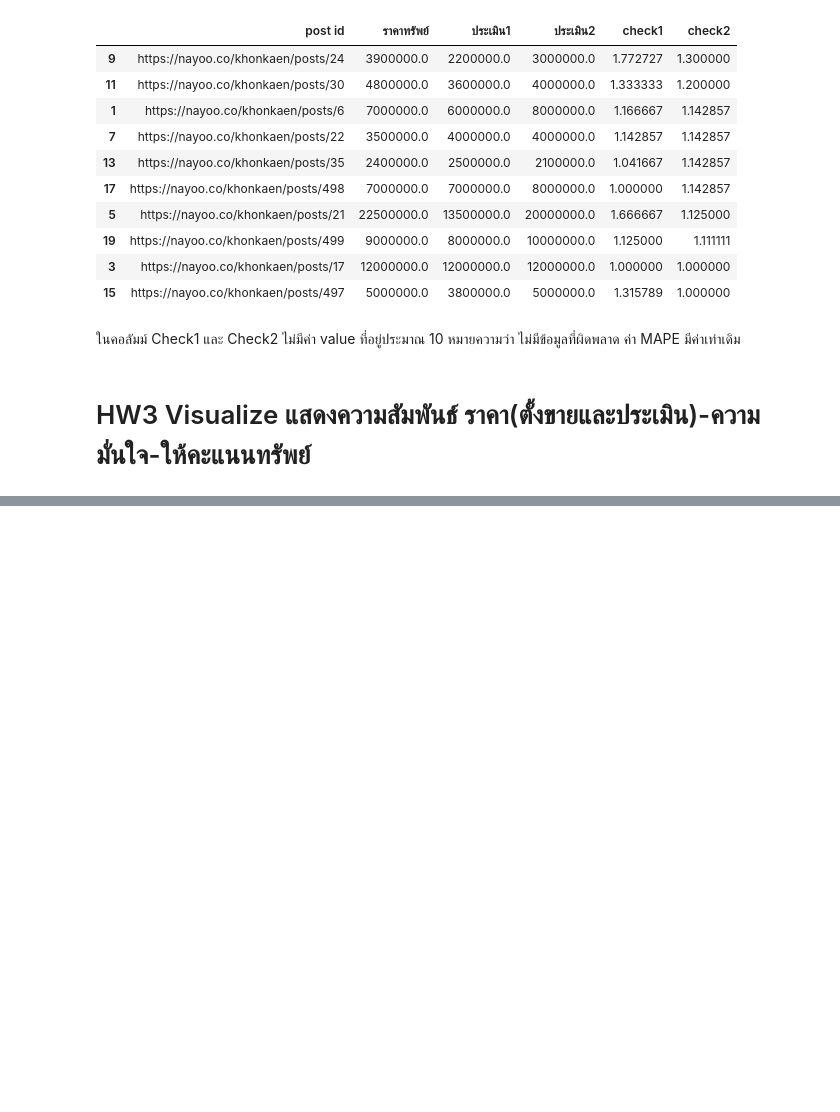
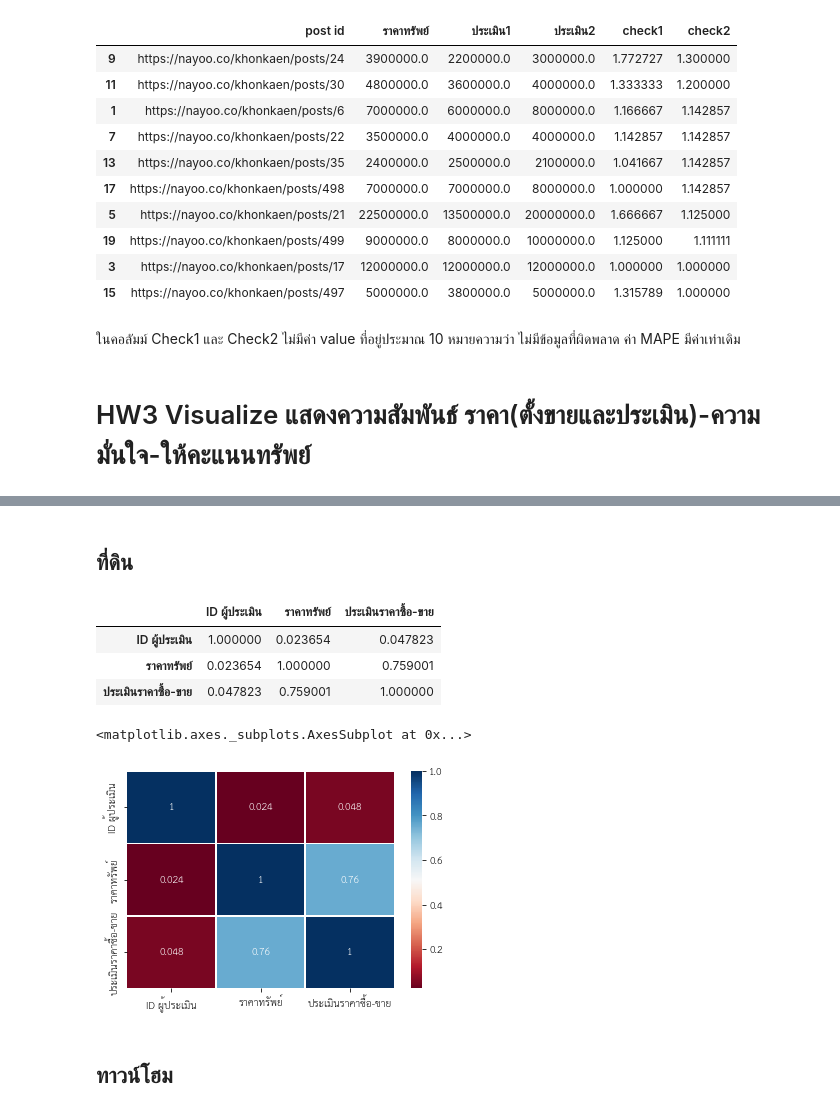
Before and after one commit to Suriya6744/bsc_dpdm22, a Jupyter notebook: [dataprep]property_estimator.ipynb, the cells around one changed output, grey strips where cells are left out. Saved outputs shown, nothing was run; the diff lists cells and outputs as text; code cells hidden in the pictures; blank space fills up the shorter version.

```diff
--- a/[dataprep]property_estimator.ipynb
+++ b/[dataprep]property_estimator.ipynb
@@ -1028,0 +1045,25 @@ land
+# %% [markdown]
+## ที่ดิน
+# %%
+import numpy as np
+import matplotlib.pyplot as plt
+pearsoncorr2 = land.corr(method='pearson')
+pearsoncorr2
+# %% [output]
+|  | ID ผู้ประเมิน | ราคาทรัพย์ | ประเมินราคาซื้อ-ขาย |
+| ID ผู้ประเมิน | 1.000000 | 0.023654 | 0.047823 |
+| ราคาทรัพย์ | 0.023654 | 1.000000 | 0.759001 |
+| ประเมินราคาซื้อ-ขาย | 0.047823 | 0.759001 | 1.000000 |
+# %%
+import seaborn as sb
+sb.heatmap(pearsoncorr2,
+            xticklabels=pearsoncorr2.columns,
+            yticklabels=pearsoncorr2.columns,
+            cmap='RdBu',
+            annot=True,
+            linewidth=0.5)
+# %% [output]
+<matplotlib.axes._subplots.AxesSubplot at 0x...>
+[figure, added]
+# %% [markdown]
+## ทาวน์โฮม
```
Also changed, not shown: parts of 11 cells of this notebook.
